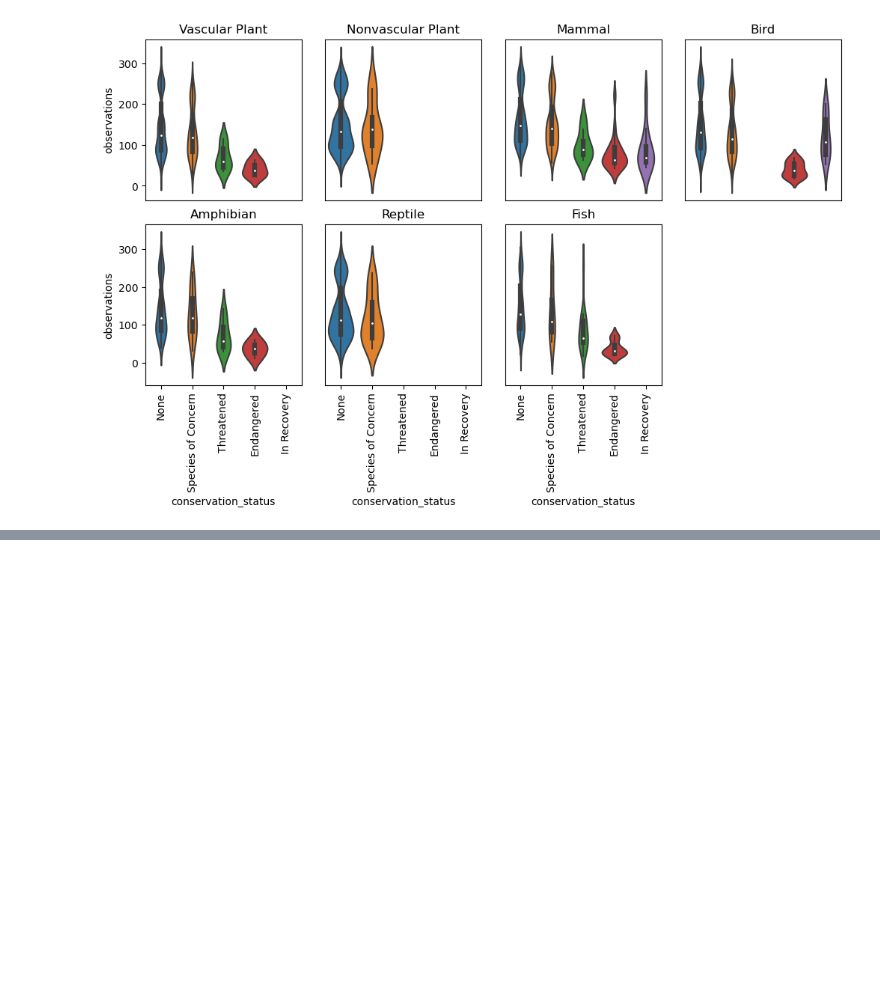
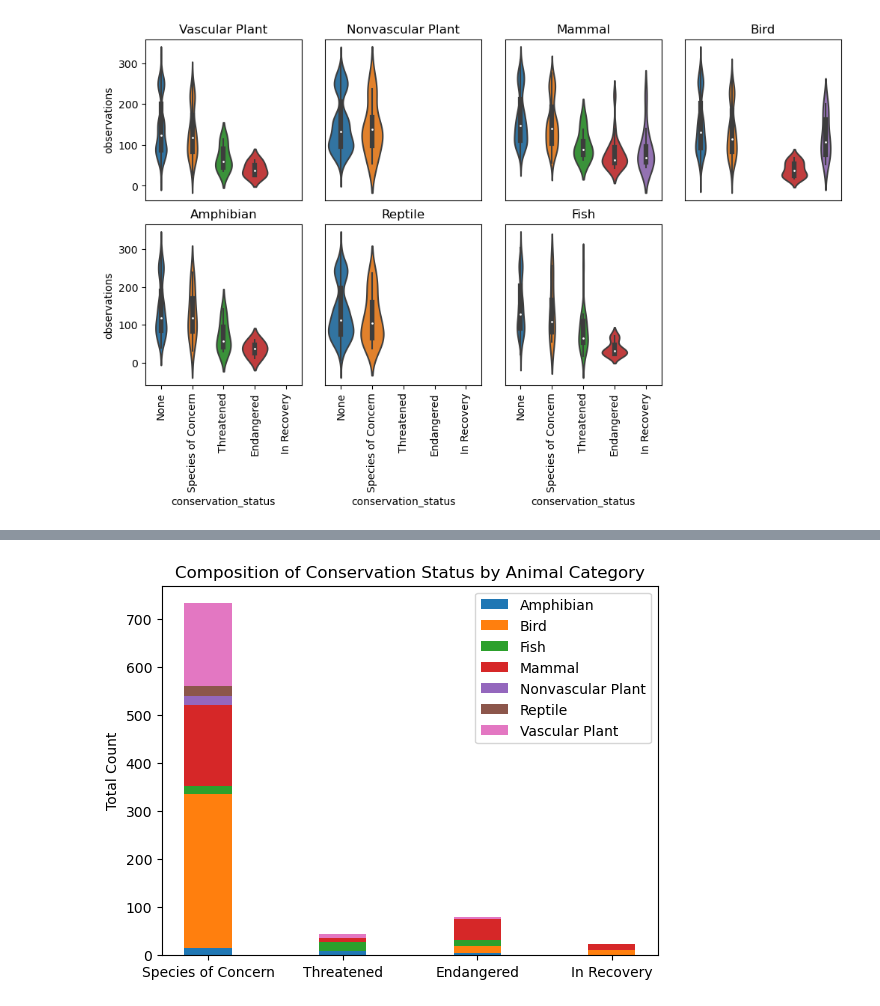
Before and after one commit to MaximilianHauser/CC_DS21_Biodiversity_in_National_Parks, a Jupyter notebook: biodiversity.ipynb, the cells around one changed output, grey strips where cells are left out. Saved outputs shown, nothing was run; the diff lists cells and outputs as text; code cells hidden in the pictures; blank space fills up the shorter version.

Commit message:
stacked bar chart for composition of status by animal_category

```diff
--- a/biodiversity.ipynb
+++ b/biodiversity.ipynb
@@ -394,3 +394,76 @@ category_count_df
 | Nonvascular Plant | 1332 | 1312 | 20 | 20 | 0 | 0 | ... |
 | Reptile | 324 | 304 | 20 | 20 | 0 | 0 | ... |
 | Vascular Plant | 19560 | 19376 | 184 | 172 | 8 | 4 | ... |
+# %%
+# list containing stacks ----------------------------------------------------------------------------------------------------- #
+stacked_list = []
+
+# no_status_count segments for stacked bar chart ----------------------------------------------------------------------------- #
+a_stack = list(category_count_df.iloc[0])
+stacked_list.append(a_stack)
+
+# concern_count segments for bar chart --------------------------------------------------------------------------------------- #
+b_stack = list(category_count_df.iloc[1])
+stacked_list.append(b_stack)
+
+# threatened_count segments for stacked bar chart ---------------------------------------------------------------------------- #
+f_stack = list(category_count_df.iloc[2])
+stacked_list.append(f_stack)
+
+# endangered_count segments for bar chart ------------------------------------------------------------------------------------ #
+m_stack = list(category_count_df.iloc[3])
+stacked_list.append(m_stack)
+
+# recovery_count segments for bar chart -------------------------------------------------------------------------------------- #
+n_stack = list(category_count_df.iloc[4])
+stacked_list.append(n_stack)
+
+# recovery_count segments for bar chart -------------------------------------------------------------------------------------- #
+r_stack = list(category_count_df.iloc[5])
+stacked_list.append(r_stack)
+
+# recovery_count segments for bar chart -------------------------------------------------------------------------------------- #
+v_stack = list(category_count_df.iloc[6])
+stacked_list.append(v_stack)
+
+# removing total_count and status count from stack lists --------------------------------------------------------------------- #
+for lst in stacked_list:
+    for i in range(3):
+        lst.pop(0)
+
+# stacked bar chart animals and conservation_status -------------------------------------------------------------------------- #
+width = 0.35
+
+fig, ax = plt.subplots()
+
+labels = list(all_data_df["conservation_status"].unique())
+labels.remove("None")
+
+# bottoms of bar based on prev stacks ---------------------------------------------------------------------------------------- #
+def lst_sum(l1, l2):
+    new = [a+b for a, b in zip(l1, l2)]
+    return new
+
+a_top = a_stack
+b_top = lst_sum(a_stack, b_stack)
+f_top = lst_sum(b_top, f_stack)
+m_top = lst_sum(f_top, m_stack)
+n_top = lst_sum(m_top, n_stack)
+r_top = lst_sum(n_top, r_stack)
+
+
+ax.bar(labels, a_stack, width, bottom=0, label="Amphibian")
+ax.bar(labels, b_stack, width, bottom=a_top, label="Bird")
+ax.bar(labels, f_stack, width, bottom=b_top, label="Fish")
+ax.bar(labels, m_stack, width, bottom=f_top, label="Mammal")
+ax.bar(labels, n_stack, width, bottom=m_top, label="Nonvascular Plant")
+ax.bar(labels, r_stack, width, bottom=n_top, label="Reptile")
+ax.bar(labels, v_stack, width, bottom=r_top, label="Vascular Plant")
+
+ax.set_ylabel("Total Count", rotation=90)
+ax.set_title("Composition of Conservation Status by Animal Category")
+ax.legend()
+
+plt.show()
+# %% [output]
+[figure, added]
```
